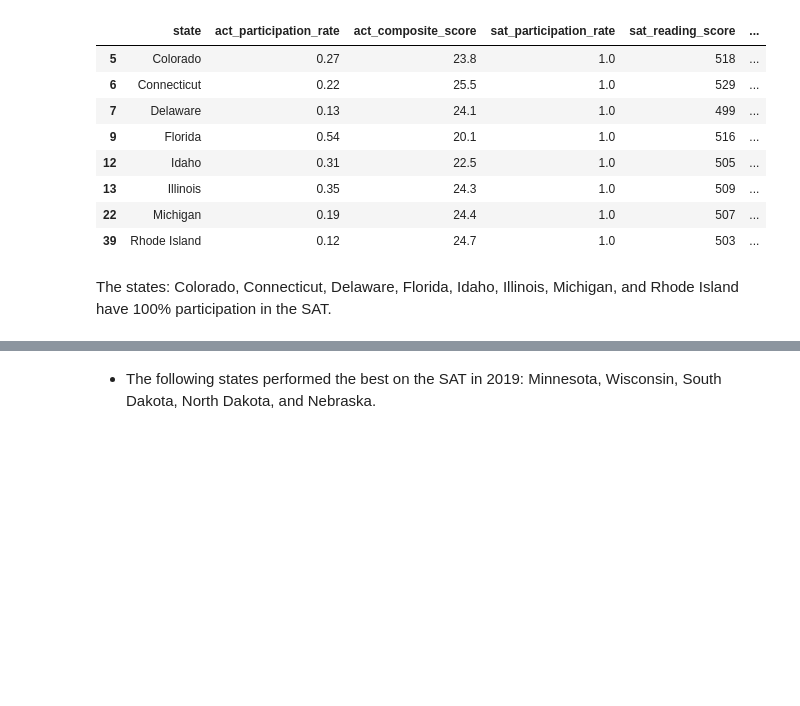
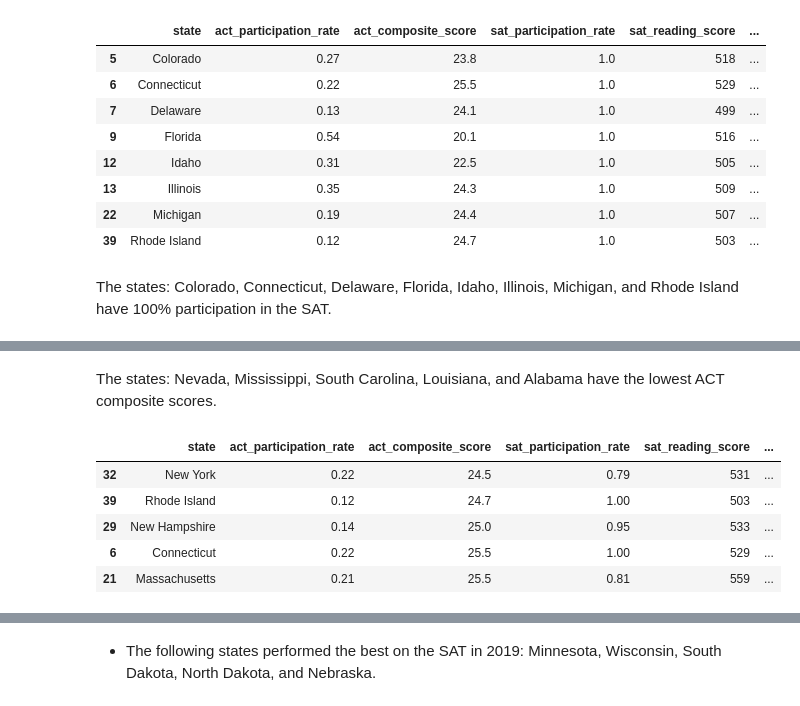
Before and after one commit to maryschindler/project_standardized_test_analysis, a Jupyter notebook: 2.0/code/project_1.ipynb, the cells around one changed output, grey strips where cells are left out. Drawn from its saved outputs; the diff is of its cells as text; code cells hidden in the pictures; blank space fills up the shorter version.

```diff
--- a/2.0/code/project_1.ipynb
+++ b/2.0/code/project_1.ipynb
@@ -733,0 +718,11 @@ The states: Colorado, Connecticut, Delaware, Florida, Idaho, Illinois, Michigan,
+# %% [markdown]
+The states: Nevada, Mississippi, South Carolina, Louisiana, and Alabama have the lowest ACT composite scores.
+# %%
+sat_act_2019.sort_values(by = 'act_composite_score').tail()
+# %% [output]
+|  | state | act_participation_rate | act_composite_score | sat_participation_rate | sat_reading_score | ... |
+| 32 | New York | 0.22 | 24.5 | 0.79 | 531 | ... |
+| 39 | Rhode Island | 0.12 | 24.7 | 1.00 | 503 | ... |
+| 29 | New Hampshire | 0.14 | 25.0 | 0.95 | 533 | ... |
+| 6 | Connecticut | 0.22 | 25.5 | 1.00 | 529 | ... |
+| 21 | Massachusetts | 0.21 | 25.5 | 0.81 | 559 | ... |
```
Also changed, not shown: parts of 73 cells of this notebook.
